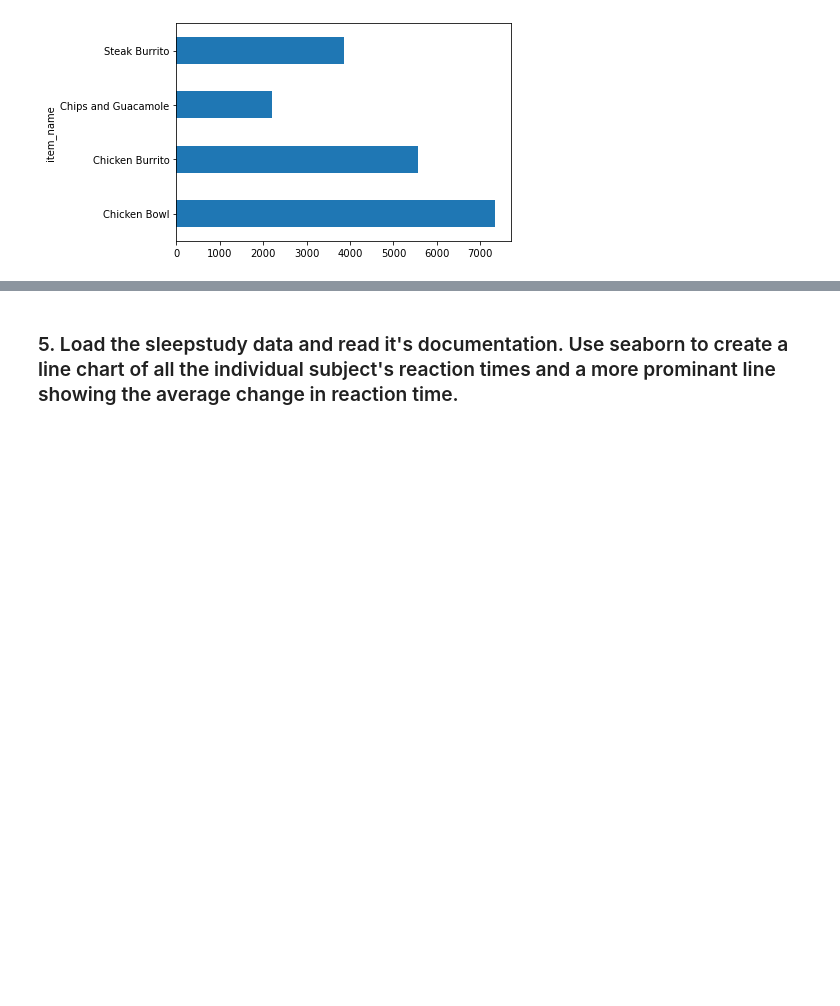
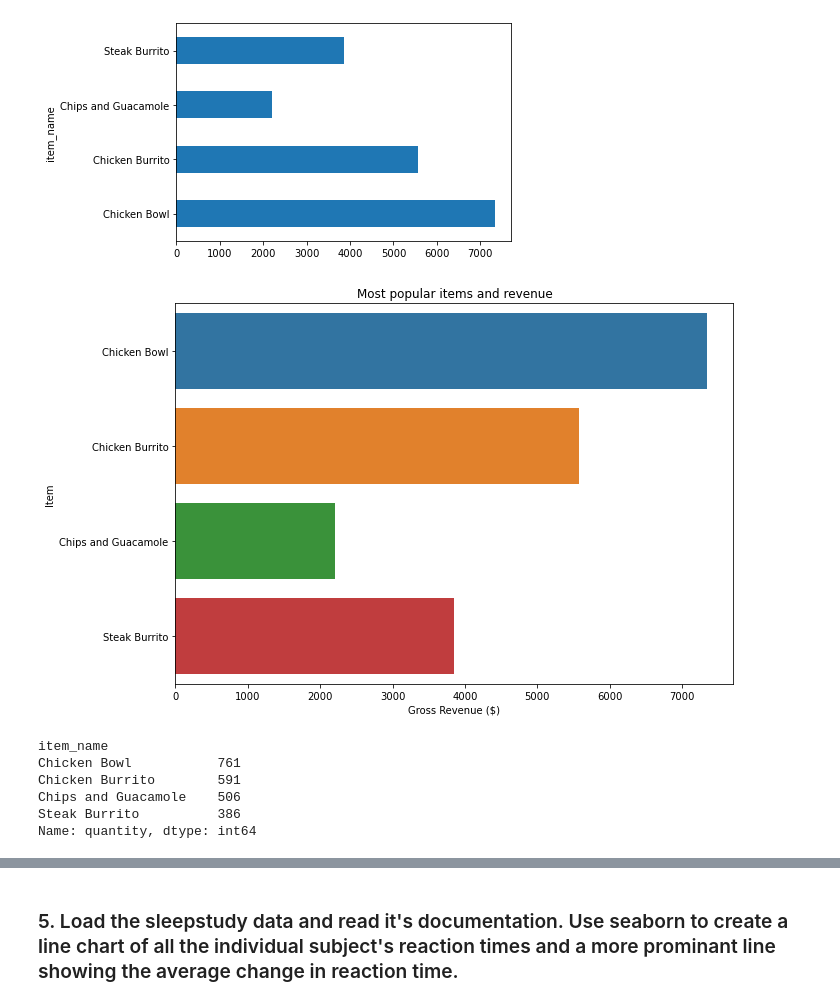
Before and after one commit to adam-talbot/numpy-pandas-visualization-exercises, a Jupyter notebook: seaborn_exercises.ipynb, the cells around one changed output, grey strips where cells are left out. Drawn from its saved outputs; the diff is of its cells as text; code cells hidden in the pictures; blank space fills up the shorter version.

```diff
--- a/seaborn_exercises.ipynb
+++ b/seaborn_exercises.ipynb
@@ -234,3 +239,23 @@ top4.plot.barh(legend=False)
 plt.show()
 # %% [output]
 [figure]
+# %%
+plt.figure(figsize = (10, 7))
+sns.barplot(y = 'item_name', x = 'item_price', data = top4)
+plt.title('Most popular items and revenue')
+
+plt.ylabel("Item")
+plt.xlabel("Gross Revenue ($)")
+plt.show()
+# %% [output]
+[figure, added]
+# %%
+most_popular_items = chipotle.groupby('item_name').quantity.sum().nlargest(4)
+most_popular_items
+# %% [output]
+item_name
+Chicken Bowl           761
+Chicken Burrito        591
+Chips and Guacamole    506
+Steak Burrito          386
+Name: quantity, dtype: int64
```
Also changed, not shown: parts of 13 cells of this notebook.
